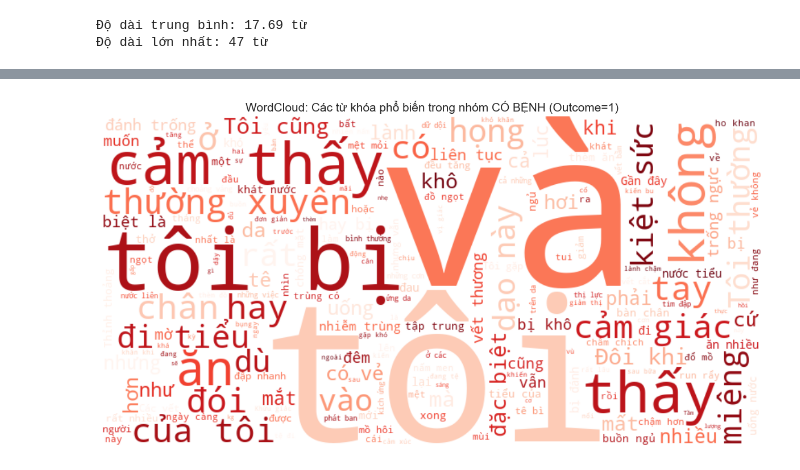
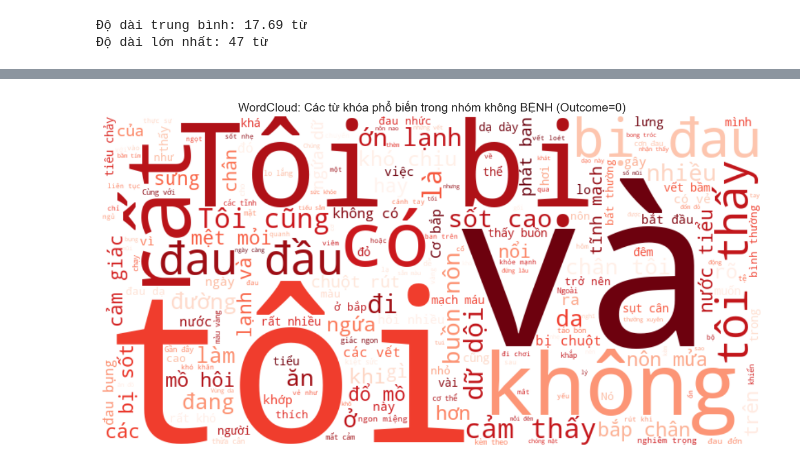
Before and after one commit to Tranduong03/diabetes-diagnosis-system, a Jupyter notebook: src/00_EDA.ipynb, the cells around one changed output, grey strips where cells are left out. Drawn from its saved outputs; the diff is of its cells as text; code cells hidden in the pictures.

```diff
--- a/src/00_EDA.ipynb
+++ b/src/00_EDA.ipynb
@@ -147,14 +147,14 @@ plt.show()
 # %%
-# Lọc các câu của người có bệnh (Outcome = 1)
-sick_text = " ".join(text for text in df[df['outcome'] == 1]['text'])
+# Lọc các câu của người không bệnh (Outcome = 0)
+no_sick_text = " ".join(text for text in df[df['outcome'] == 0]['text'])
 
 # Tạo WordCloud
-wordcloud = WordCloud(width=800, height=400, background_color='white', colormap='Reds').generate(sick_text)
+wordcloud = WordCloud(width=800, height=400, background_color='white', colormap='Reds').generate(no_sick_text)
 
 plt.figure(figsize=(15, 8))
 plt.imshow(wordcloud, interpolation='bilinear')
 plt.axis('off')
-plt.title('WordCloud: Các từ khóa phổ biến trong nhóm CÓ BỆNH (Outcome=1)', fontsize=15)
+plt.title('WordCloud: Các từ khóa phổ biến trong nhóm không BỆNH (Outcome=0)', fontsize=15)
 plt.show()
 # %% [output]
-[figure, old version]
+[figure, new version]
```
Also changed, not shown: parts of 3 cells of this notebook, 6 other files.
